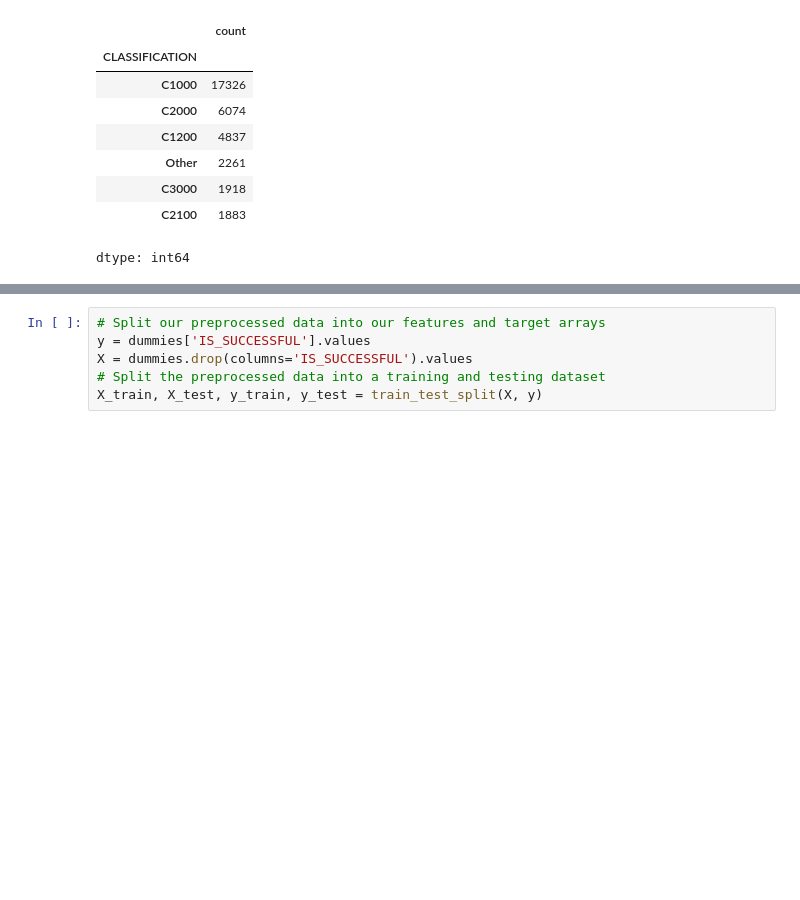
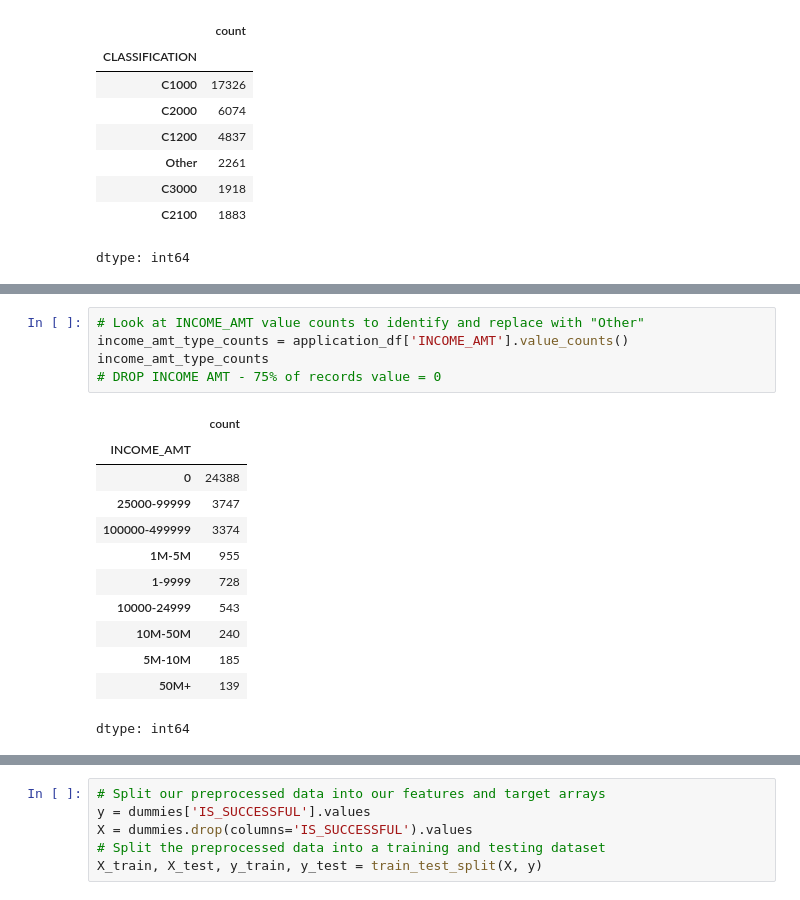
Before and after one commit to robinr1998/deep-learning-challenge, a Jupyter notebook: AlphabetSoupCharity_Optimization.ipynb, the cells around one changed output, grey strips where cells are left out. Cells and saved outputs as stored; diff of their text form; blank space fills up the shorter version.

```diff
--- a/AlphabetSoupCharity_Optimization.ipynb
+++ b/AlphabetSoupCharity_Optimization.ipynb
@@ -162,0 +213,18 @@ dtype: int64
+# %%
+# Look at INCOME_AMT value counts to identify and replace with "Other"
+income_amt_type_counts = application_df['INCOME_AMT'].value_counts()
+income_amt_type_counts
+# DROP INCOME AMT - 75% of records value = 0
+# %% [output]
+|  | count |
+| INCOME_AMT |  |
+| 0 | 24388 |
+| 25000-99999 | 3747 |
+| 100000-499999 | 3374 |
+| 1M-5M | 955 |
+| 1-9999 | 728 |
+| 10000-24999 | 543 |
+| 10M-50M | 240 |
+| 5M-10M | 185 |
+| 50M+ | 139 |
+dtype: int64
```
Also changed, not shown: parts of 20 cells of this notebook.
